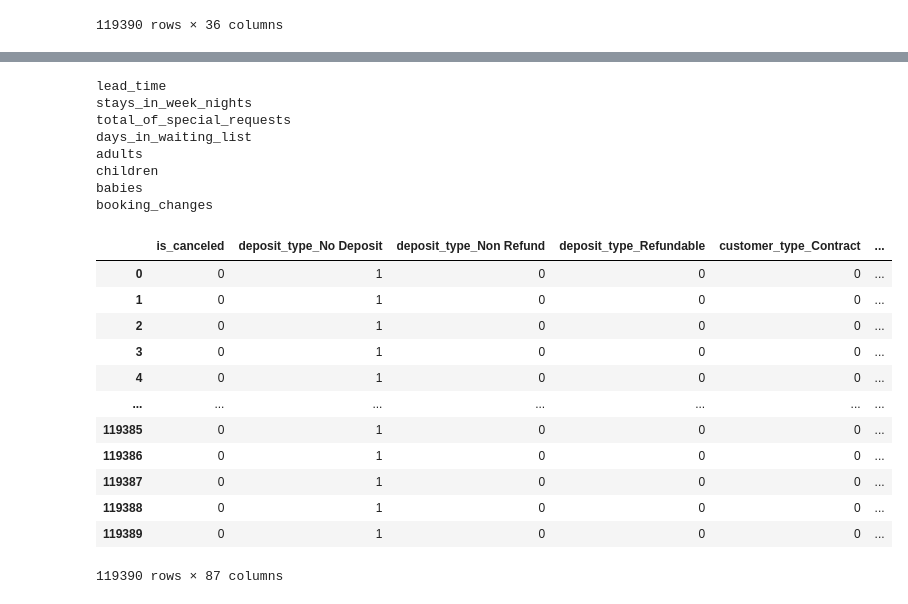
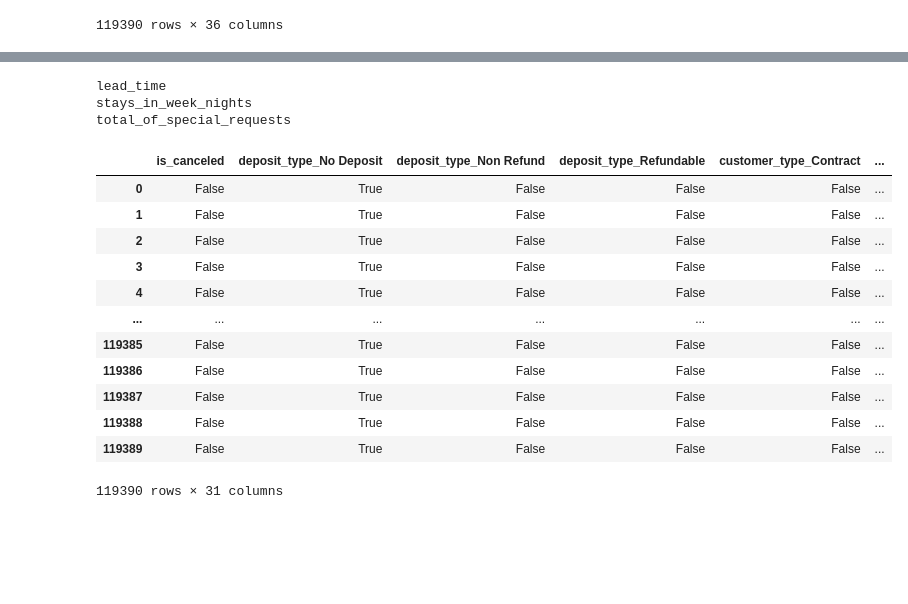
Before and after one commit to fourlex/osda_hw3, a Jupyter notebook: hotel_preprocessing.ipynb, the cells around one changed output, grey strips where cells are left out. Saved outputs shown, nothing was run; the diff lists cells and outputs as text; code cells hidden in the pictures; blank space fills up the shorter version.

```diff
--- a/hotel_preprocessing.ipynb
+++ b/hotel_preprocessing.ipynb
@@ -25,10 +28,10 @@ with pd.option_context('display.max_columns', None):
 categorical = [
     'deposit_type',
     'customer_type',
-    'arrival_date_year',
+    # 'arrival_date_year',
     'market_segment',
-    'arrival_date_month',
-    'arrival_date_day_of_month',
+    # 'arrival_date_month',
+    # 'arrival_date_day_of_month',
     'meal',
     'hotel'
 ]
@@ -37,11 +40,11 @@ numeric = {
     'lead_time': [-0.01, 100, 200, 400, np.inf],
     'stays_in_week_nights': [-0.01, 3, np.inf],
     'total_of_special_requests': [-0.01, 1, np.inf],
-    'days_in_waiting_list': [-0.01, 1, np.inf],
-    'adults': [-0.01, 1, np.inf],
-    'children': [-0.01, 0, np.inf],
-    'babies': [-0.01, 0, np.inf],
-    'booking_changes': [-0.01, 0, np.inf],
+    # 'days_in_waiting_list': [-0.01, 1, np.inf],
+    # 'adults': [-0.01, 1, np.inf],
+    # 'children': [-0.01, 0, np.inf],
+    # 'babies': [-0.01, 0, np.inf],
+    # 'booking_changes': [-0.01, 0, np.inf],
 }
 # %%
 df = df[categorical + list(numeric.keys()) + ['is_canceled']]
@@ -51,7 +54,7 @@ for col in categorical:
     binarized = pd.get_dummies(df[col], prefix=col)
     df = df.join(binarized).drop(columns=[col])
 
-df = df.astype(float)
+# df = df.astype(float)
 with pd.option_context('display.max_columns', None):
     display(df)
 # %% [output]
@@ -94,37 +94,32 @@ hotel_y_test.to_csv('./data_preprocessed/hotel_y_test.csv', index=False)
 # %%
 df_bin = df.copy()
 
 for col, bins in numeric.items():
     print(col)
-    binarized = pd.get_dummies(pd.cut(df[col], bins=bins), prefix=f'{col}')
+    binarized = pd.get_dummies(pd.cut(df[col], bins=bins), prefix=f'{col}').rename(columns=lambda colname: colname.replace(']', '))'))
     df_bin = df_bin.join(binarized).drop(columns=[col])
 
-df_bin = df_bin.astype(int, errors='raise')
+df_bin = df_bin.astype(bool, errors='raise')
 
 with pd.option_context('display.max_columns', None):
     display(df_bin)
 # %% [output]
 lead_time
 stays_in_week_nights
 total_of_special_requests
-days_in_waiting_list
-adults
-children
-babies
-booking_changes
 |  | is_canceled | deposit_type_No Deposit | deposit_type_Non Refund | deposit_type_Refundable | customer_type_Contract | ... |
-| 0 | 0 | 1 | 0 | 0 | 0 | ... |
-| 1 | 0 | 1 | 0 | 0 | 0 | ... |
-| 2 | 0 | 1 | 0 | 0 | 0 | ... |
-| 3 | 0 | 1 | 0 | 0 | 0 | ... |
-| 4 | 0 | 1 | 0 | 0 | 0 | ... |
+| 0 | False | True | False | False | False | ... |
+| 1 | False | True | False | False | False | ... |
+| 2 | False | True | False | False | False | ... |
+| 3 | False | True | False | False | False | ... |
+| 4 | False | True | False | False | False | ... |
 | ... | ... | ... | ... | ... | ... | ... |
-| 119385 | 0 | 1 | 0 | 0 | 0 | ... |
-| 119386 | 0 | 1 | 0 | 0 | 0 | ... |
-| 119387 | 0 | 1 | 0 | 0 | 0 | ... |
-| 119388 | 0 | 1 | 0 | 0 | 0 | ... |
-| 119389 | 0 | 1 | 0 | 0 | 0 | ... |
+| 119385 | False | True | False | False | False | ... |
+| 119386 | False | True | False | False | False | ... |
+| 119387 | False | True | False | False | False | ... |
+| 119388 | False | True | False | False | False | ... |
+| 119389 | False | True | False | False | False | ... |
-119390 rows × 87 columns
+119390 rows × 31 columns
 # %%
 hotel_bin_X = df_bin.drop(columns=['is_canceled'])
 hotel_bin_y = df_bin['is_canceled']
```
Also changed, not shown: parts of 4 cells of this notebook, 27 other files.
